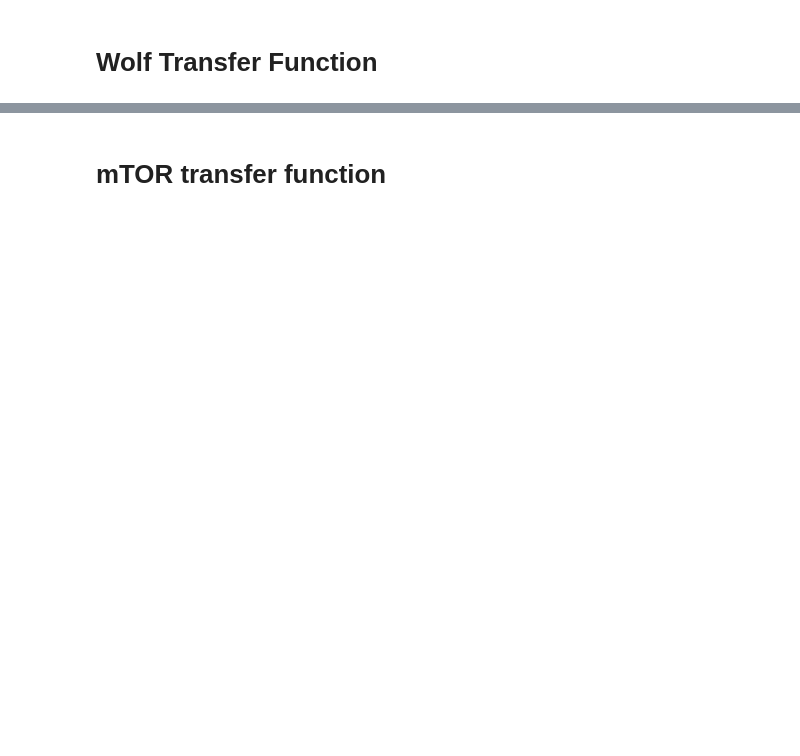
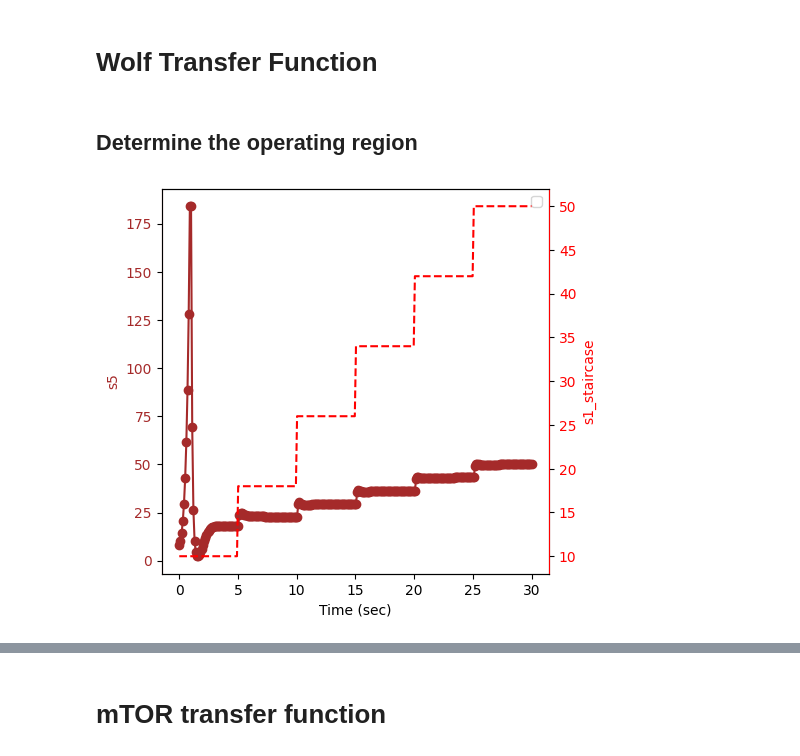
Before and after one commit to joseph-hellerstein/advanced-controls-lectures, a Jupyter notebook: lectures/lecture_11_12-system-identification/system_identification.ipynb, the cells around one changed output, grey strips where cells are left out. Drawn from its saved outputs; the diff is of its cells as text; code cells hidden in the pictures; blank space fills up the shorter version.

```diff
--- a/lectures/lecture_11_12-system-identification/system_identification.ipynb
+++ b/lectures/lecture_11_12-system-identification/system_identification.ipynb
@@ -185,6 +175,4 @@ fitter_result.transfer_function
 # %% [markdown]
 #  Wolf Transfer Function
 # %%
-WOLF_CTLSB = ctl.ControlSBML(WOLF_MODEL, input_names=["at_"], output_names=["s5"])
-WOLF_BUILDER = WOLF_CTLSB.makeSISOTransferFunctionBuilder(is_fixed_input_species=False)
-WOLF_BUILDER.input_name, WOLF_BUILDER.output_name
+WOLF_CTLSB = ctl.ControlSBML(WOLF_MODEL, input_names=["s1"], output_names=["s5"])
@@ -202,0 +179,6 @@ fitter_result.transfer_function.dcgain()
+# %% [markdown]
+## Determine the operating region
+# %%
+_ = WOLF_CTLSB.plotStaircaseResponse(times=np.linspace(0, 30, 300), initial_value=10, final_value=50)
+# %% [output]
+[figure, added]
```
Also changed, not shown: parts of 55 cells of this notebook, 3 other files.
